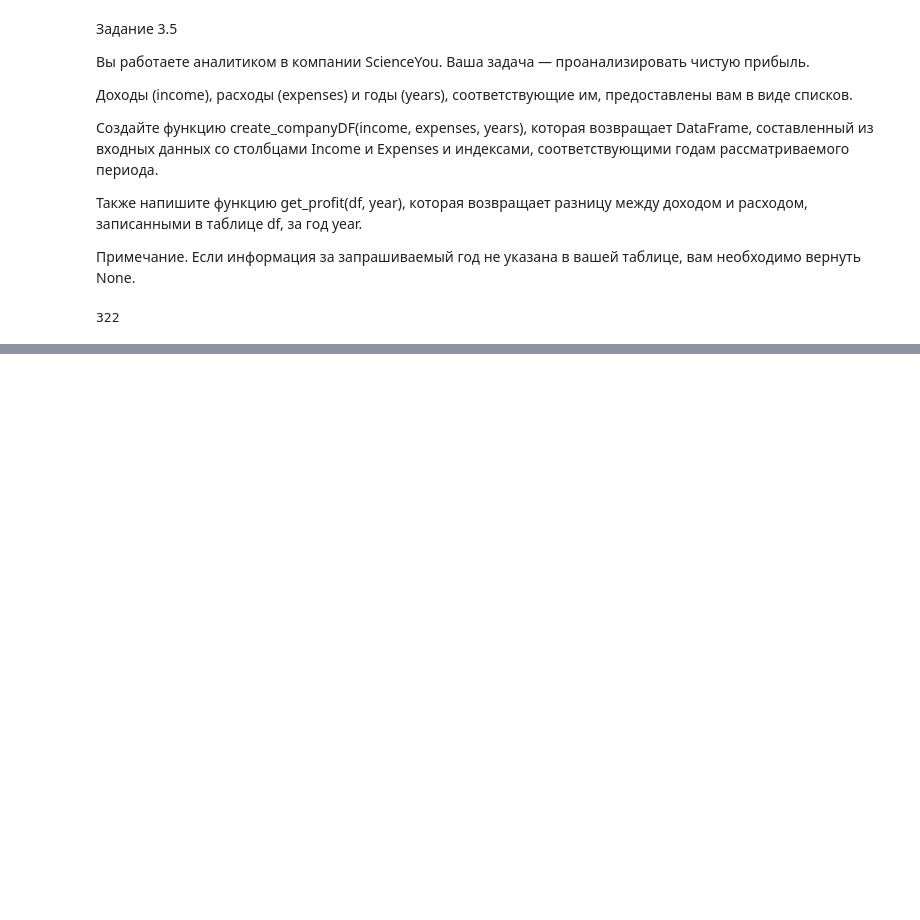
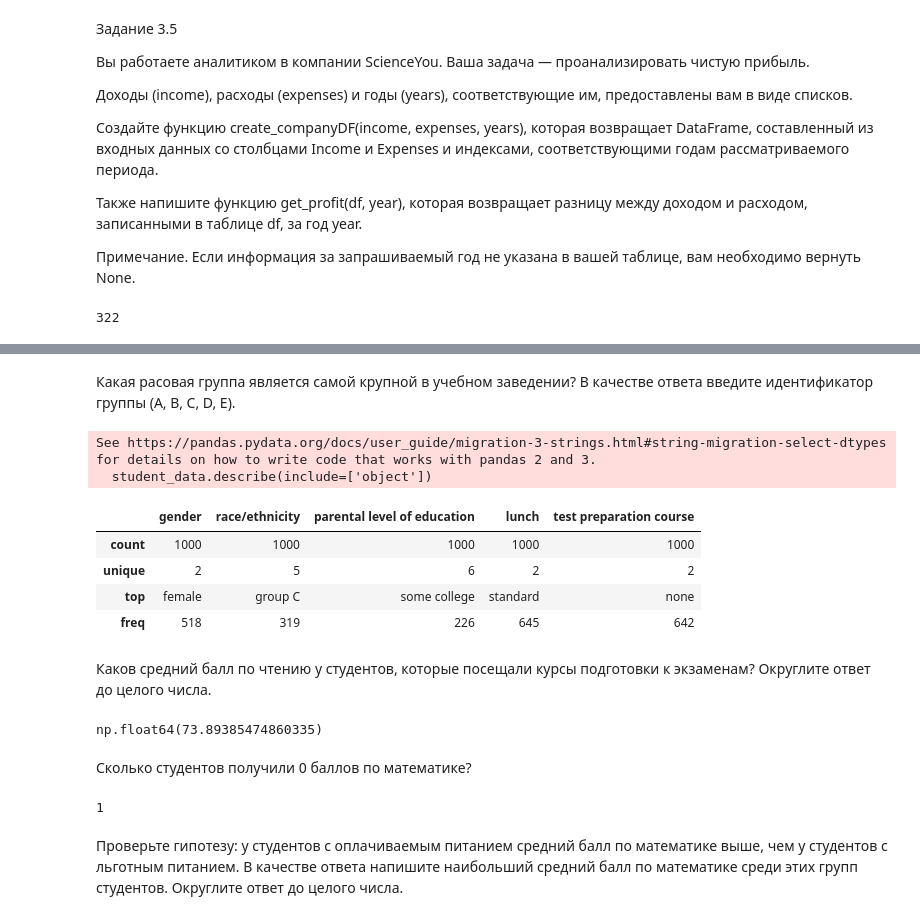
Before and after one commit to vavilove001-lab/sf_data_science, a Jupyter notebook: Notes/Pandas/ex.ipynb, the cells around one changed output, grey strips where cells are left out. Cells and saved outputs as stored; diff of their text form; code cells hidden in the pictures; blank space fills up the shorter version.

```diff
--- a/Notes/Pandas/ex.ipynb
+++ b/Notes/Pandas/ex.ipynb
@@ -72,0 +147,32 @@ print(get_profit(df, 2018))
+# %% [markdown]
+Какая расовая группа является самой крупной в учебном заведении?
+В качестве ответа введите идентификатор группы (A, B, C, D, E).
+# %%
+student_data.describe(include=['object'])
+# %% [output]
+See https://pandas.pydata.org/docs/user_guide/migration-3-strings.html#string-migration-select-dtypes for details on how to write code that works with pandas 2 and 3.
+  student_data.describe(include=['object'])
+|  | gender | race/ethnicity | parental level of education | lunch | test preparation course |
+| count | 1000 | 1000 | 1000 | 1000 | 1000 |
+| unique | 2 | 5 | 6 | 2 | 2 |
+| top | female | group C | some college | standard | none |
+| freq | 518 | 319 | 226 | 645 | 642 |
+# %% [markdown]
+Каков средний балл по чтению у студентов, которые посещали курсы подготовки к экзаменам?
+Округлите ответ до целого числа.
+# %%
+mask = student_data['test preparation course'] == 'completed'
+student_data[mask]['reading score'].mean()
+# %% [output]
+np.float64(73.89385474860335)
+# %% [markdown]
+Сколько студентов получили 0 баллов по математике?
+# %%
+mask1 = student_data['math score'] == 0
+student_data[mask1].shape[0]
+# %% [output]
+1
+# %% [markdown]
+Проверьте гипотезу: у студентов с оплачиваемым питанием средний балл по математике выше, чем у студентов с льготным питанием.
+В качестве ответа напишите наибольший средний балл по математике среди этих групп студентов.
+Округлите ответ до целого числа.
```
Also changed, not shown: parts of 15 cells of this notebook, 2 other files.
